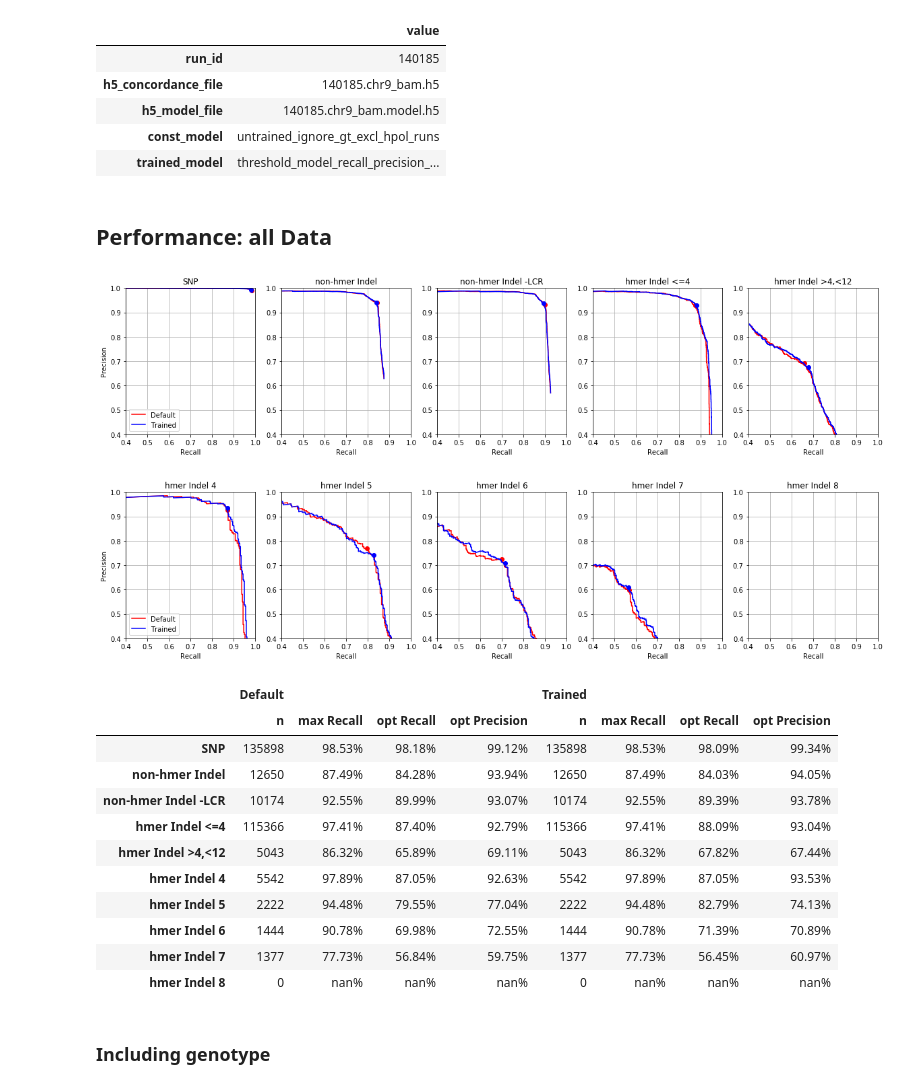
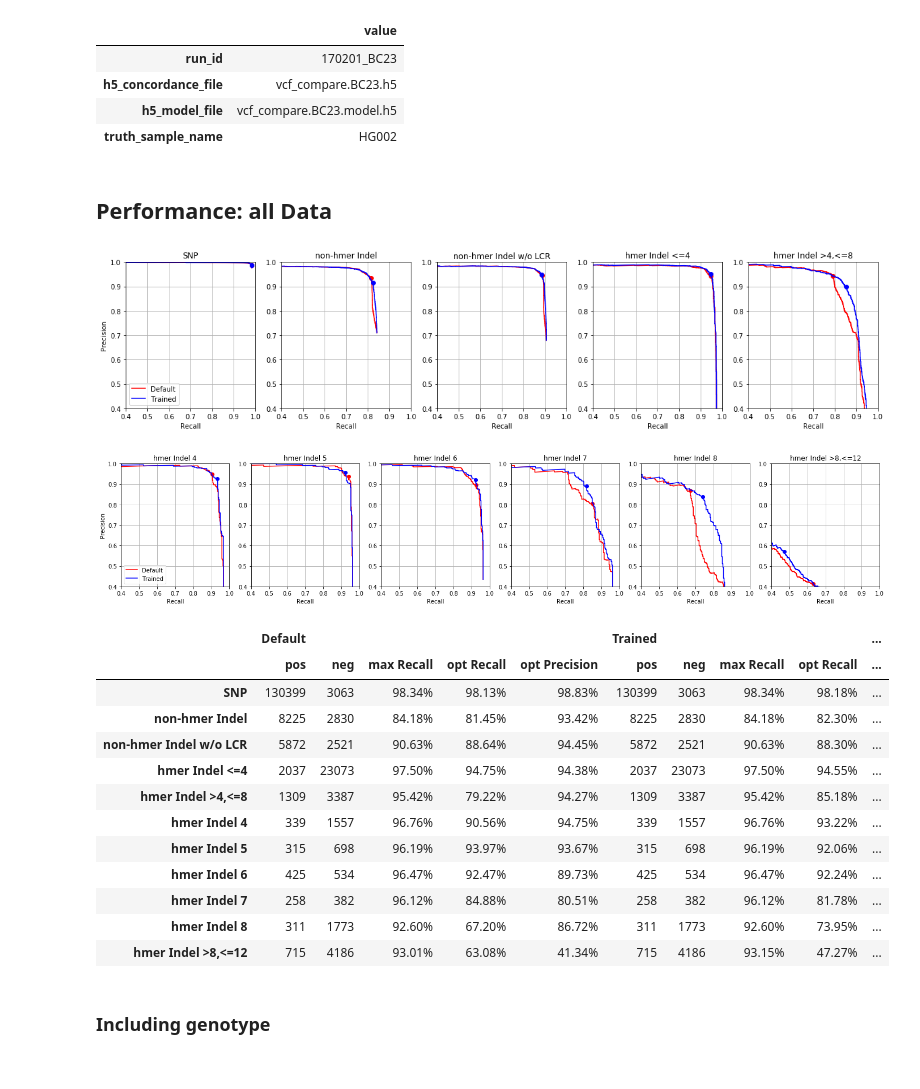
Before and after one commit to Ultimagen/VariantCalling, a Jupyter notebook: src/python/pipelines/createVarReport.ipynb, the cells around one changed output. Saved outputs shown, nothing was run; the diff lists cells and outputs as text; code cells hidden in the pictures.

```diff
--- a/src/python/pipelines/createVarReport.ipynb
+++ b/src/python/pipelines/createVarReport.ipynb
@@ -15,8 +15,7 @@ parser = ConfigParser()
 parser.read(configFile)
 
 prmNames=['run_id',
-          'h5_concordance_file', 'h5_model_file',
-          'const_model', 'trained_model'
+          'h5_concordance_file', 'h5_model_file'
          ]
 
 prm={}
@@ -27,10 +26,6 @@ sources = {'Default':(prm['h5_concordance_file'],"concordance"),
            'Trained':(prm['h5_model_file'],"scored_concordance")
           }
 
-models={'Default':prm['const_model'],
-        'Trained':prm['trained_model']
-       }
-
 data = {}
 for s in sources:
     data[s]={}
@@ -38,33 +33,38 @@ for s in sources:
     d=d[(d['close_to_hmer_run']==False) & (d['inside_hmer_run']==False)]
     data[s]=d
 
+args=pd.read_hdf(sources['Default'][0], 'input_args', mode='r')
+prm['truth_sample_name']=args['truth_sample_name'][0]
+prmNames.append('truth_sample_name')
+
 pd.DataFrame.from_dict(prm, orient='index',columns=['value']).reindex(prmNames)
 # %% [output]
 |  | value |
-| run_id | 140185 |
-| h5_concordance_file | 140185.chr9_bam.h5 |
-| h5_model_file | 140185.chr9_bam.model.h5 |
-| const_model | untrained_ignore_gt_excl_hpol_runs |
-| trained_model | threshold_model_recall_precision_... |
+| run_id | 170201_BC23 |
+| h5_concordance_file | vcf_compare.BC23.h5 |
+| h5_model_file | vcf_compare.BC23.model.h5 |
+| truth_sample_name | HG002 |
 # %%
 def filterByCategory(data,cat):
     if cat=='SNP':
         return data[data['indel']==False]
     elif cat=='non-hmer Indel':
         return data[(data['indel']==True) & (data['hmer_indel_length']==0) & (data['indel_length']>0)]
-    elif cat=='non-hmer Indel -LCR':
+    elif cat=='non-hmer Indel w/o LCR':
         return data[(data['indel']==True) & (data['hmer_indel_length']==0) & (data['indel_length']>0) &
                     (~data['LCR-hs38'])]
     elif cat=='hmer Indel <=4':
         return data[(data['indel']==True) & (data['hmer_indel_length']>0) & (data['hmer_indel_length']<=4)]
-    elif cat=='hmer Indel >4,<12':
-        return data[(data['indel']==True) & (data['hmer_indel_length']>4) & (data['hmer_indel_length']<12)]
+    elif cat=='hmer Indel >4,<=8':
+        return data[(data['indel']==True) & (data['hmer_indel_length']>4) & (data['hmer_indel_length']<=8)]
+    elif cat=='hmer Indel >8,<=12':
+        return data[(data['indel']==True) & (data['hmer_indel_length']>8) & (data['hmer_indel_length']<=12)]
     for i in range (1,10):
         if cat=='hmer Indel {0:d}'.format(i):
             return data[(data['indel']==True) & (data['hmer_indel_length']==i)]
     return None
 # %%
-def calcPerfomance(data, gt=False):
+def calcPerformance(data, gt=False):
     classify='classify_gt' if gt else 'classify'
 
     d=data.copy()
@@ -92,5 +92,6 @@ def calcPerfomance(data, gt=False):
     d['opt']=(d['dist']==minDist)
 
     return (d[['recall','precision']][d['mask']],
-            d[['recall','precision']][d['opt']])
+            d[['recall','precision']][d['opt']],
+            numPos,numNeg)
 # %%
@@ -129,35 +145,38 @@ def plotPerformance(data,categories,gt=False):
 # %% [markdown]
 ## Performance: all Data
 # %%
-categories=['SNP','non-hmer Indel','non-hmer Indel -LCR','hmer Indel <=4','hmer Indel >4,<12']
-optRes1=plotPerformance(data,categories)
+categories=['SNP','non-hmer Indel','non-hmer Indel w/o LCR','hmer Indel <=4','hmer Indel >4,<=8']
+optTab1,optRes,perfCurve=getPerformance(data,categories)
+plotPerformance(perfCurve,optRes,categories)
 # %% [output]
-[figure, old version]
+[figure, new version]
 # %%
-categories=['hmer Indel 4','hmer Indel 5','hmer Indel 6','hmer Indel 7','hmer Indel 8']
-optRes2=plotPerformance(data,categories)
+categories=['hmer Indel 4','hmer Indel 5','hmer Indel 6','hmer Indel 7','hmer Indel 8','hmer Indel >8,<=12']
+optTab2,optRes,perfCurve=getPerformance(data,categories)
+plotPerformance(perfCurve,optRes,categories)
 # %% [output]
-[figure, old version]
+[figure, new version]
 # %%
 pd.options.display.float_format = '{:,.2%}'.format
 
-optRes={}
+optTab={}
 for s in sources:
-    optRes[s]=pd.concat([optRes1[s], optRes2[s]])
-pd.concat([optRes[s] for s in sources], axis=1, keys=[s for s in sources])
+    optTab[s]=pd.concat([optTab1[s], optTab2[s]])
+pd.concat([optTab[s] for s in sources], axis=1, keys=[s for s in sources])
 # %% [output]
-|  | Default |  |  |  | Trained |  |  |  |
-|  | n | max Recall | opt Recall | opt Precision | n | max Recall | opt Recall | opt Precision |
-| SNP | 135898 | 98.53% | 98.18% | 99.12% | 135898 | 98.53% | 98.09% | 99.34% |
-| non-hmer Indel | 12650 | 87.49% | 84.28% | 93.94% | 12650 | 87.49% | 84.03% | 94.05% |
-| non-hmer Indel -LCR | 10174 | 92.55% | 89.99% | 93.07% | 10174 | 92.55% | 89.39% | 93.78% |
-| hmer Indel <=4 | 115366 | 97.41% | 87.40% | 92.79% | 115366 | 97.41% | 88.09% | 93.04% |
-| hmer Indel >4,<12 | 5043 | 86.32% | 65.89% | 69.11% | 5043 | 86.32% | 67.82% | 67.44% |
-| hmer Indel 4 | 5542 | 97.89% | 87.05% | 92.63% | 5542 | 97.89% | 87.05% | 93.53% |
-| hmer Indel 5 | 2222 | 94.48% | 79.55% | 77.04% | 2222 | 94.48% | 82.79% | 74.13% |
-| hmer Indel 6 | 1444 | 90.78% | 69.98% | 72.55% | 1444 | 90.78% | 71.39% | 70.89% |
-| hmer Indel 7 | 1377 | 77.73% | 56.84% | 59.75% | 1377 | 77.73% | 56.45% | 60.97% |
-| hmer Indel 8 | 0 | nan% | nan% | nan% | 0 | nan% | nan% | nan% |
+|  | Default |  |  |  |  | Trained |  |  |  | ... |
+|  | pos | neg | max Recall | opt Recall | opt Precision | pos | neg | max Recall | opt Recall | ... |
+| SNP | 130399 | 3063 | 98.34% | 98.13% | 98.83% | 130399 | 3063 | 98.34% | 98.18% | ... |
+| non-hmer Indel | 8225 | 2830 | 84.18% | 81.45% | 93.42% | 8225 | 2830 | 84.18% | 82.30% | ... |
+| non-hmer Indel w/o LCR | 5872 | 2521 | 90.63% | 88.64% | 94.45% | 5872 | 2521 | 90.63% | 88.30% | ... |
+| hmer Indel <=4 | 2037 | 23073 | 97.50% | 94.75% | 94.38% | 2037 | 23073 | 97.50% | 94.55% | ... |
+| hmer Indel >4,<=8 | 1309 | 3387 | 95.42% | 79.22% | 94.27% | 1309 | 3387 | 95.42% | 85.18% | ... |
+| hmer Indel 4 | 339 | 1557 | 96.76% | 90.56% | 94.75% | 339 | 1557 | 96.76% | 93.22% | ... |
+| hmer Indel 5 | 315 | 698 | 96.19% | 93.97% | 93.67% | 315 | 698 | 96.19% | 92.06% | ... |
+| hmer Indel 6 | 425 | 534 | 96.47% | 92.47% | 89.73% | 425 | 534 | 96.47% | 92.24% | ... |
+| hmer Indel 7 | 258 | 382 | 96.12% | 84.88% | 80.51% | 258 | 382 | 96.12% | 81.78% | ... |
+| hmer Indel 8 | 311 | 1773 | 92.60% | 67.20% | 86.72% | 311 | 1773 | 92.60% | 73.95% | ... |
+| hmer Indel >8,<=12 | 715 | 4186 | 93.01% | 63.08% | 41.34% | 715 | 4186 | 93.15% | 47.27% | ... |
 # %% [markdown]
 ### Including genotype
 # %%
```
Also changed, not shown: parts of 13 cells of this notebook, 1 other file.
